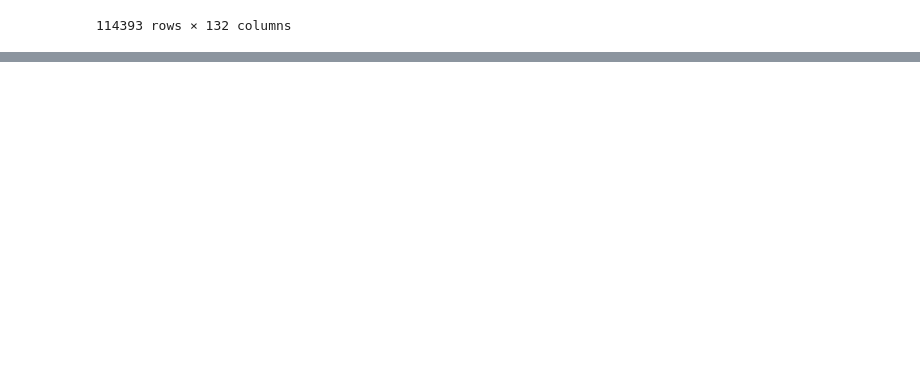
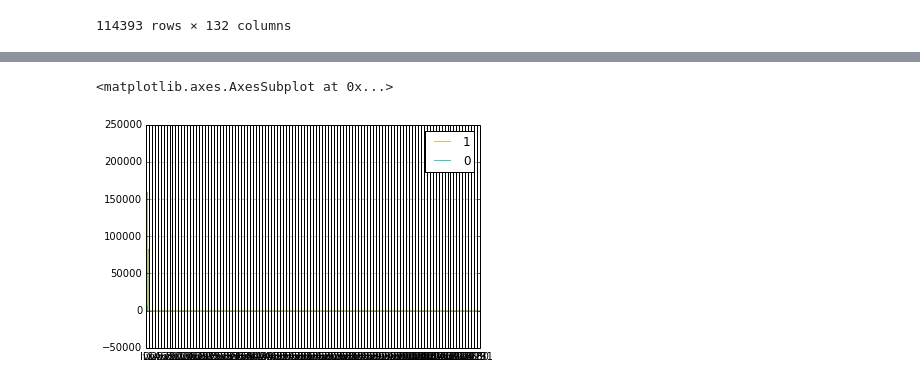
Before and after one commit to stegben/Kaggle_BNP, a Jupyter notebook: eda.ipynb, the cells around one changed output, grey strips where cells are left out. Saved outputs shown, nothing was run; the diff lists cells and outputs as text; code cells hidden in the pictures; blank space fills up the shorter version.

```diff
--- a/eda.ipynb
+++ b/eda.ipynb
@@ -48,0 +115,8 @@ display(df_test)
+# %%
+from pandas.tools.plotting import parallel_coordinates
+categorical_columns = df_train.columns[df_train.dtypes == 'object']
+
+parallel_coordinates(df_train.drop(categorical_columns, axis=1), "target")
+# %% [output]
+<matplotlib.axes.AxesSubplot at 0x...>
+[figure, added]
```
Also changed, not shown: parts of 4 cells of this notebook, 2 other files.
